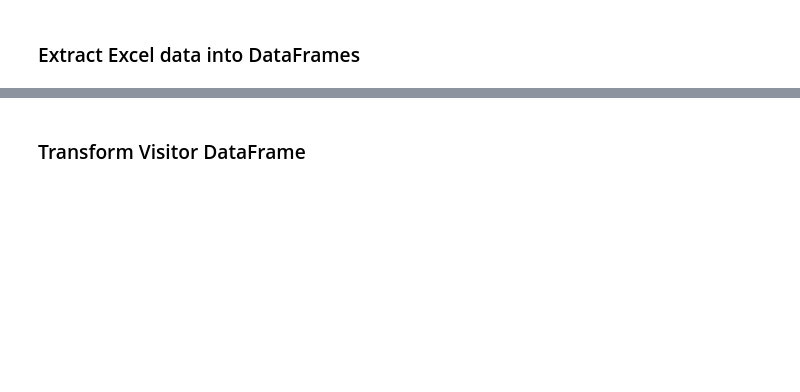
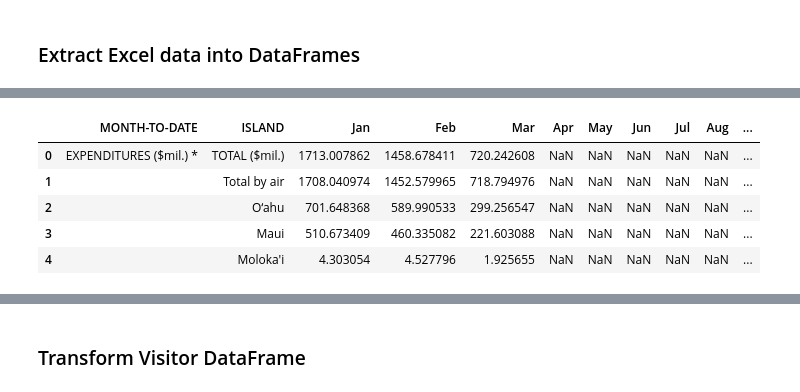
Before and after one commit to itspria/BootcampProject2, a Jupyter notebook: VisitorsDataExtraction.ipynb, the cells around one changed output, grey strips where cells are left out. Cells and saved outputs as stored; diff of their text form; code cells hidden in the pictures; blank space fills up the shorter version.

```diff
--- a/VisitorsDataExtraction.ipynb
+++ b/VisitorsDataExtraction.ipynb
@@ -23,0 +29,12 @@ df.head(150)
+# %%
+file = "Resources/Dec20.xls"
+df20 = pd.read_excel(file, sheet_name='Island',header=77, skipfooter=73, usecols='A:N')
+df20.fillna(value={'MONTH-TO-DATE':""}, inplace=True)
+df20.head()
+# %% [output]
+|  | MONTH-TO-DATE | ISLAND | Jan | Feb | Mar | Apr | May | Jun | Jul | Aug | ... |
+| 0 | EXPENDITURES ($mil.) * | TOTAL ($mil.) | 1713.007862 | 1458.678411 | 720.242608 | NaN | NaN | NaN | NaN | NaN | ... |
+| 1 |  | Total by air | 1708.040974 | 1452.579965 | 718.794976 | NaN | NaN | NaN | NaN | NaN | ... |
+| 2 |  | O‘ahu | 701.648368 | 589.990533 | 299.256547 | NaN | NaN | NaN | NaN | NaN | ... |
+| 3 |  | Maui | 510.673409 | 460.335082 | 221.603088 | NaN | NaN | NaN | NaN | NaN | ... |
+| 4 |  | Moloka'i | 4.303054 | 4.527796 | 1.925655 | NaN | NaN | NaN | NaN | NaN | ... |
```
Also changed, not shown: parts of 20 cells of this notebook.
